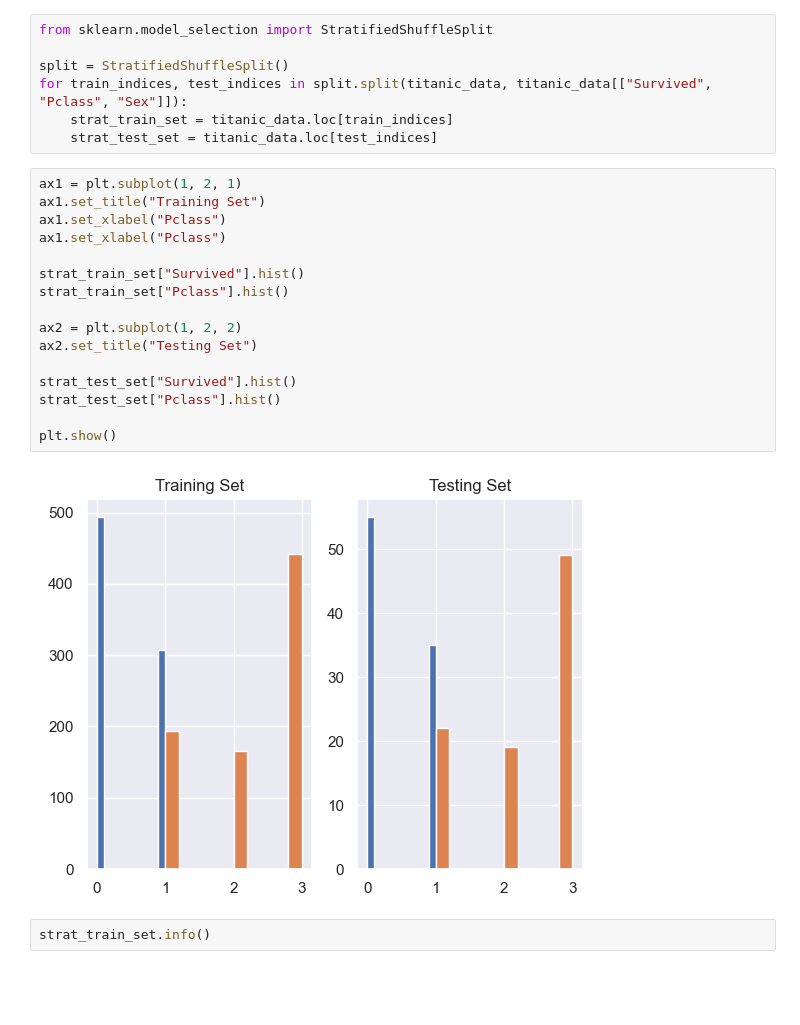
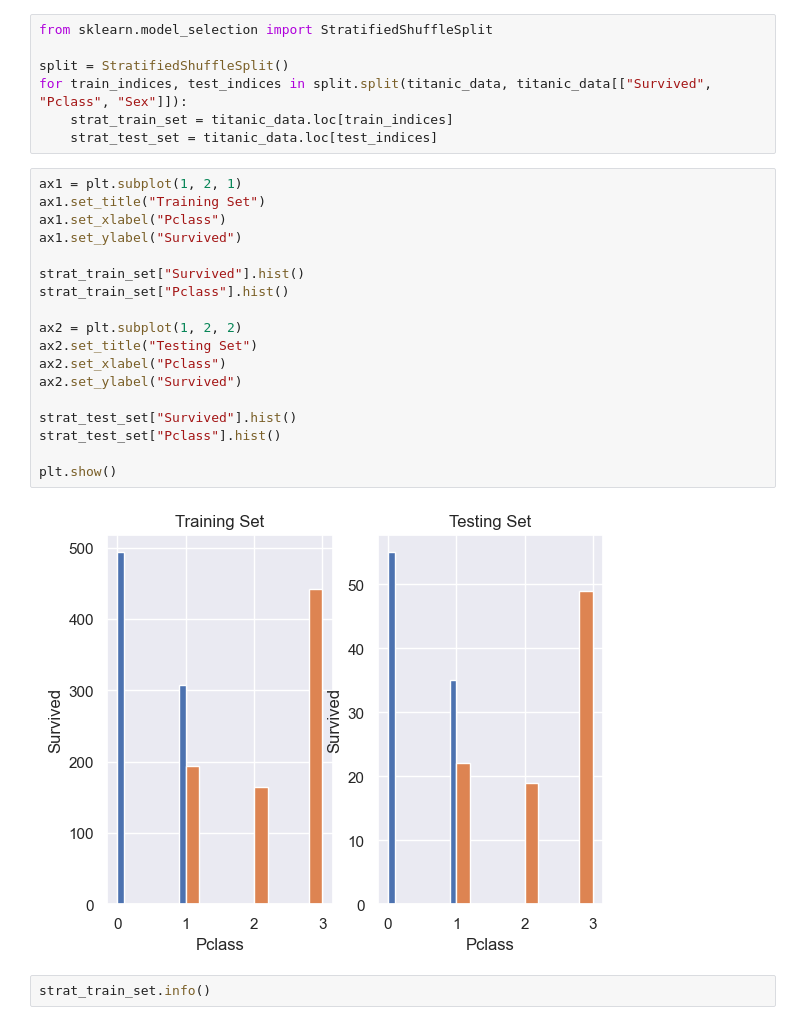
Before and after one commit to msmyth76/ML-Journey, a Jupyter notebook: Classical/notebooks/Titanic.ipynb, the cells around one changed output. Saved outputs shown, nothing was run; the diff lists cells and outputs as text; blank space fills up the shorter version.

```diff
--- a/Classical/notebooks/Titanic.ipynb
+++ b/Classical/notebooks/Titanic.ipynb
@@ -77,21 +77,23 @@ for train_indices, test_indices in split.split(titanic_data, titanic_data[["Surv
 # %%
 ax1 = plt.subplot(1, 2, 1)
 ax1.set_title("Training Set")
 ax1.set_xlabel("Pclass")
-ax1.set_xlabel("Pclass")
+ax1.set_ylabel("Survived")
 
 strat_train_set["Survived"].hist()
 strat_train_set["Pclass"].hist()
 
 ax2 = plt.subplot(1, 2, 2)
 ax2.set_title("Testing Set")
+ax2.set_xlabel("Pclass")
+ax2.set_ylabel("Survived")
 
 strat_test_set["Survived"].hist()
 strat_test_set["Pclass"].hist()
 
 plt.show()
 # %% [output]
-[figure, old version]
+[figure, new version]
 # %%
 strat_train_set.info()
 # %% [output]
```
